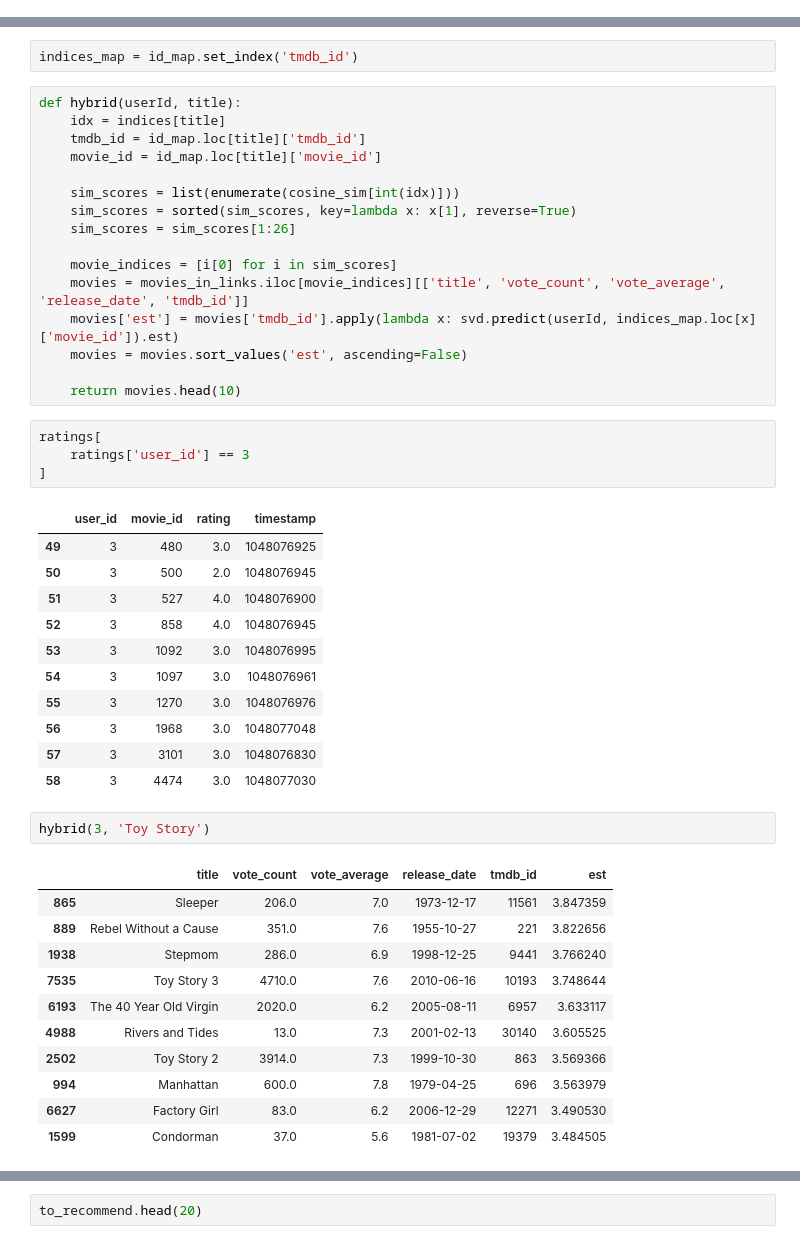
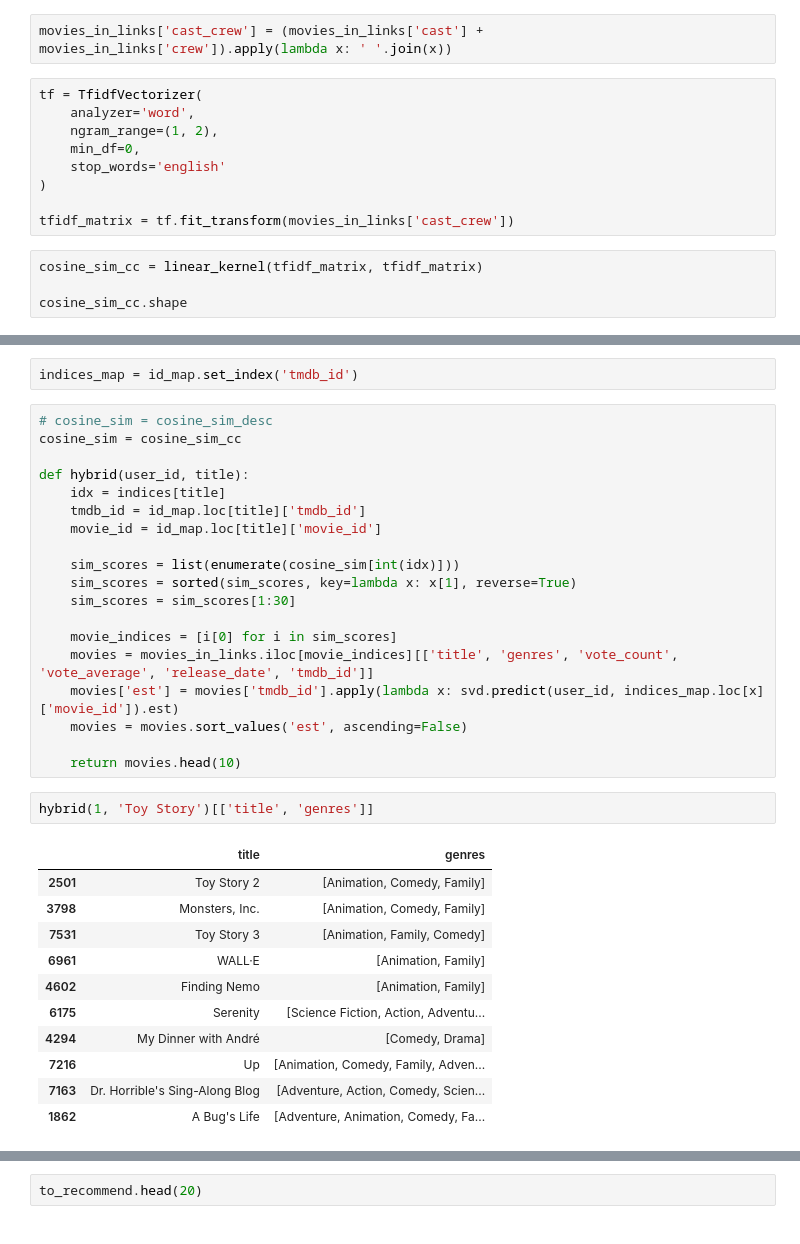
Before and after one commit to mcielinski/recommender-systems, a Jupyter notebook: assignment-1/hybrid/hybrid_approach.ipynb, the cells around one changed output, grey strips where cells are left out. Cells and saved outputs as stored; diff of their text form.

Commit message:
hybrid approach update

```diff
--- a/assignment-1/hybrid/hybrid_approach.ipynb
+++ b/assignment-1/hybrid/hybrid_approach.ipynb
@@ -393,0 +386,15 @@ dtype: int64
+# %%
+movies_in_links['cast_crew'] = (movies_in_links['cast'] + movies_in_links['crew']).apply(lambda x: ' '.join(x))
+# %%
+tf = TfidfVectorizer(
+    analyzer='word',
+    ngram_range=(1, 2),
+    min_df=0,
+    stop_words='english'
+)
+
+tfidf_matrix = tf.fit_transform(movies_in_links['cast_crew'])
+# %%
+cosine_sim_cc = linear_kernel(tfidf_matrix, tfidf_matrix)
+
+cosine_sim_cc.shape
@@ -399,49 +408,36 @@ id_map = id_map.merge(movies_in_links[['title', 'tmdb_id']], on='tmdb_id').set_i
 # %%
 indices_map = id_map.set_index('tmdb_id')
 # %%
-def hybrid(userId, title):
+# cosine_sim = cosine_sim_desc
+cosine_sim = cosine_sim_cc
+
+def hybrid(user_id, title):
     idx = indices[title]
     tmdb_id = id_map.loc[title]['tmdb_id']
     movie_id = id_map.loc[title]['movie_id']
 
     sim_scores = list(enumerate(cosine_sim[int(idx)]))
     sim_scores = sorted(sim_scores, key=lambda x: x[1], reverse=True)
-    sim_scores = sim_scores[1:26]
+    sim_scores = sim_scores[1:30]
 
     movie_indices = [i[0] for i in sim_scores]
-    movies = movies_in_links.iloc[movie_indices][['title', 'vote_count', 'vote_average', 'release_date', 'tmdb_id']]
-    movies['est'] = movies['tmdb_id'].apply(lambda x: svd.predict(userId, indices_map.loc[x]['movie_id']).est)
+    movies = movies_in_links.iloc[movie_indices][['title', 'genres', 'vote_count', 'vote_average', 'release_date', 'tmdb_id']]
+    movies['est'] = movies['tmdb_id'].apply(lambda x: svd.predict(user_id, indices_map.loc[x]['movie_id']).est)
     movies = movies.sort_values('est', ascending=False)
 
     return movies.head(10)
-# %%
-ratings[
-    ratings['user_id'] == 3
-]
-# %% [output]
-|  | user_id | movie_id | rating | timestamp |
-| 49 | 3 | 480 | 3.0 | 1048076925 |
-| 50 | 3 | 500 | 2.0 | 1048076945 |
-| 51 | 3 | 527 | 4.0 | 1048076900 |
-| 52 | 3 | 858 | 4.0 | 1048076945 |
-| 53 | 3 | 1092 | 3.0 | 1048076995 |
-| 54 | 3 | 1097 | 3.0 | 1048076961 |
-| 55 | 3 | 1270 | 3.0 | 1048076976 |
-| 56 | 3 | 1968 | 3.0 | 1048077048 |
-| 57 | 3 | 3101 | 3.0 | 1048076830 |
-| 58 | 3 | 4474 | 3.0 | 1048077030 |
 # %%
-hybrid(3, 'Toy Story')
+hybrid(1, 'Toy Story')[['title', 'genres']]
 # %% [output]
-|  | title | vote_count | vote_average | release_date | tmdb_id | est |
-| 865 | Sleeper | 206.0 | 7.0 | 1973-12-17 | 11561 | 3.847359 |
-| 889 | Rebel Without a Cause | 351.0 | 7.6 | 1955-10-27 | 221 | 3.822656 |
-| 1938 | Stepmom | 286.0 | 6.9 | 1998-12-25 | 9441 | 3.766240 |
-| 7535 | Toy Story 3 | 4710.0 | 7.6 | 2010-06-16 | 10193 | 3.748644 |
-| 6193 | The 40 Year Old Virgin | 2020.0 | 6.2 | 2005-08-11 | 6957 | 3.633117 |
-| 4988 | Rivers and Tides | 13.0 | 7.3 | 2001-02-13 | 30140 | 3.605525 |
-| 2502 | Toy Story 2 | 3914.0 | 7.3 | 1999-10-30 | 863 | 3.569366 |
-| 994 | Manhattan | 600.0 | 7.8 | 1979-04-25 | 696 | 3.563979 |
-| 6627 | Factory Girl | 83.0 | 6.2 | 2006-12-29 | 12271 | 3.490530 |
-| 1599 | Condorman | 37.0 | 5.6 | 1981-07-02 | 19379 | 3.484505 |
+|  | title | genres |
+| 2501 | Toy Story 2 | [Animation, Comedy, Family] |
+| 3798 | Monsters, Inc. | [Animation, Comedy, Family] |
+| 7531 | Toy Story 3 | [Animation, Family, Comedy] |
+| 6961 | WALL·E | [Animation, Family] |
+| 4602 | Finding Nemo | [Animation, Family] |
+| 6175 | Serenity | [Science Fiction, Action, Adventu... |
+| 4294 | My Dinner with André | [Comedy, Drama] |
+| 7216 | Up | [Animation, Comedy, Family, Adven... |
+| 7163 | Dr. Horrible's Sing-Along Blog | [Adventure, Action, Comedy, Scien... |
+| 1862 | A Bug's Life | [Adventure, Animation, Comedy, Fa... |
 # %%
```
Also changed, not shown: parts of 25 cells of this notebook.
